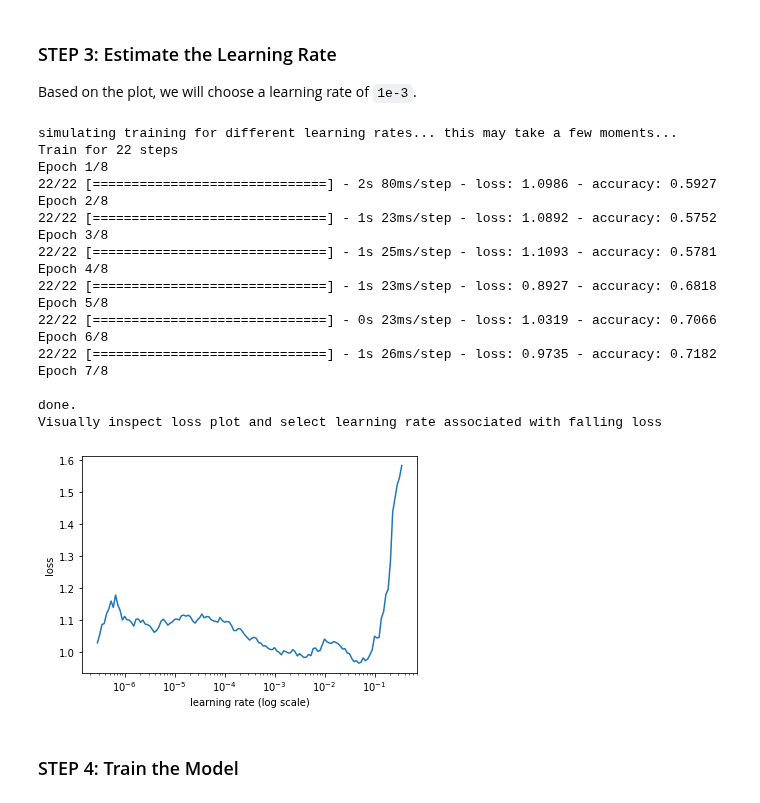
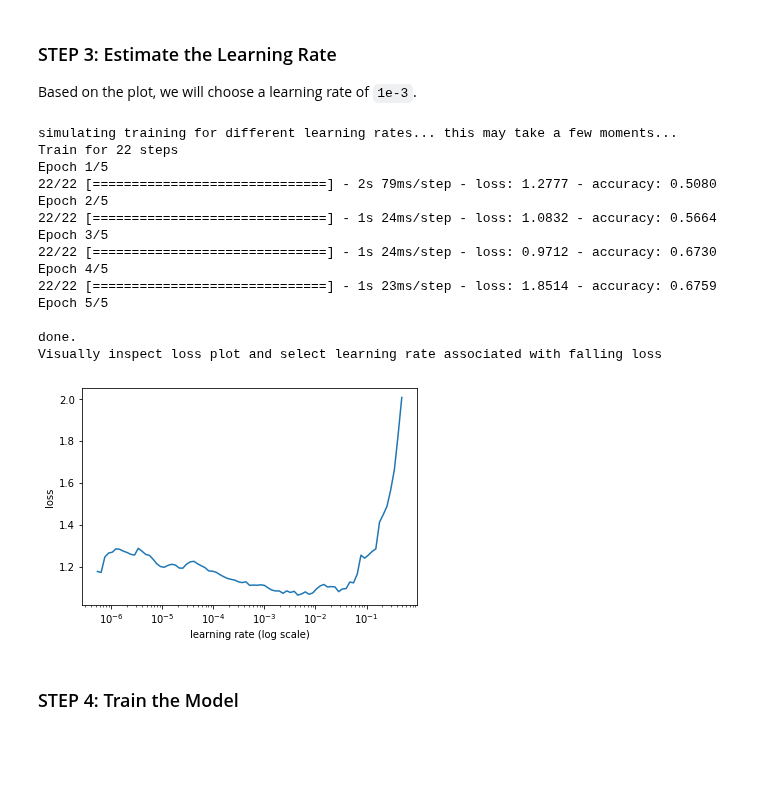
Before and after one commit to amaiya/ktrain, a Jupyter notebook: tutorials/tutorial-08-tabular_classification_and_regression.ipynb, the cells around one changed output. Drawn from its saved outputs; the diff is of its cells as text; code cells hidden in the pictures; blank space fills up the shorter version.

```diff
--- a/tutorials/tutorial-08-tabular_classification_and_regression.ipynb
+++ b/tutorials/tutorial-08-tabular_classification_and_regression.ipynb
@@ -101,27 +91,23 @@ learner = ktrain.get_learner(model, train_data=trn, val_data=val, batch_size=32)
 
 Based on the plot, we will choose a learning rate of `1e-3`.
 # %%
-learner.lr_find(show_plot=True, max_epochs=8)
+learner.lr_find(show_plot=True, max_epochs=5)
 # %% [output]
 simulating training for different learning rates... this may take a few moments...
 Train for 22 steps
-Epoch 1/8
-22/22 [==============================] - 2s 80ms/step - loss: 1.0986 - accuracy: 0.5927
-Epoch 2/8
-22/22 [==============================] - 1s 23ms/step - loss: 1.0892 - accuracy: 0.5752
-Epoch 3/8
-22/22 [==============================] - 1s 25ms/step - loss: 1.1093 - accuracy: 0.5781
-Epoch 4/8
-22/22 [==============================] - 1s 23ms/step - loss: 0.8927 - accuracy: 0.6818
-Epoch 5/8
-22/22 [==============================] - 0s 23ms/step - loss: 1.0319 - accuracy: 0.7066
-Epoch 6/8
-22/22 [==============================] - 1s 26ms/step - loss: 0.9735 - accuracy: 0.7182
-Epoch 7/8
+Epoch 1/5
+22/22 [==============================] - 2s 79ms/step - loss: 1.2777 - accuracy: 0.5080
+Epoch 2/5
+22/22 [==============================] - 1s 24ms/step - loss: 1.0832 - accuracy: 0.5664
+Epoch 3/5
+22/22 [==============================] - 1s 24ms/step - loss: 0.9712 - accuracy: 0.6730
+Epoch 4/5
+22/22 [==============================] - 1s 23ms/step - loss: 1.8514 - accuracy: 0.6759
+Epoch 5/5
 
 done.
 Visually inspect loss plot and select learning rate associated with falling loss
-[figure, old version]
+[figure, new version]
 # %% [markdown]
 ### STEP 4: Train the Model
 # %%
```
Also changed, not shown: parts of 10 cells of this notebook, 1 other file.
